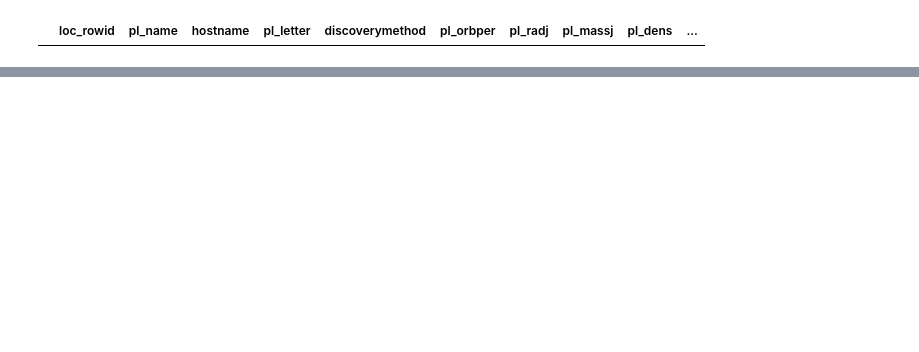
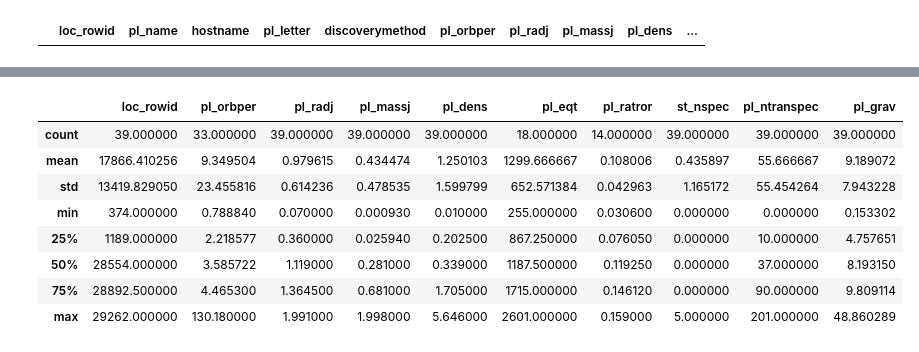
Before and after one commit to icweaver/HST_WFC3_UVIS_G280_sim, a Jupyter notebook: estimate_precision.ipynb, the cells around one changed output, grey strips where cells are left out. Drawn from its saved outputs; the diff is of its cells as text; code cells hidden in the pictures; blank space fills up the shorter version.

```diff
--- a/estimate_precision.ipynb
+++ b/estimate_precision.ipynb
@@ -277,5 +346,17 @@ df_hp23 = df[df["pl_name"] == "HAT-P-23 b"]
 df_w43 = df[df["pl_name"] == "WASP-43 b"]
 df_hd = df[df["pl_name"] == "HD 189733 b"]
+# %%
+df.describe()
+# %% [output]
+|  | loc_rowid | pl_orbper | pl_radj | pl_massj | pl_dens | pl_eqt | pl_ratror | st_nspec | pl_ntranspec | pl_grav |
+| count | 39.000000 | 33.000000 | 39.000000 | 39.000000 | 39.000000 | 18.000000 | 14.000000 | 39.000000 | 39.000000 | 39.000000 |
+| mean | 17866.410256 | 9.349504 | 0.979615 | 0.434474 | 1.250103 | 1299.666667 | 0.108006 | 0.435897 | 55.666667 | 9.189072 |
+| std | 13419.829050 | 23.455816 | 0.614236 | 0.478535 | 1.599799 | 652.571384 | 0.042963 | 1.165172 | 55.454264 | 7.943228 |
+| min | 374.000000 | 0.788840 | 0.070000 | 0.000930 | 0.010000 | 255.000000 | 0.030600 | 0.000000 | 0.000000 | 0.153302 |
+| 25% | 1189.000000 | 2.218577 | 0.360000 | 0.025940 | 0.202500 | 867.250000 | 0.076050 | 0.000000 | 10.000000 | 4.757651 |
+| 50% | 28554.000000 | 3.585722 | 1.119000 | 0.281000 | 0.339000 | 1187.500000 | 0.119250 | 0.000000 | 37.000000 | 8.193150 |
+| 75% | 28892.500000 | 4.465300 | 1.364500 | 0.681000 | 1.705000 | 1715.000000 | 0.146120 | 0.000000 | 90.000000 | 9.809114 |
+| max | 29262.000000 | 130.180000 | 1.991000 | 1.998000 | 5.646000 | 2601.000000 | 0.159000 | 5.000000 | 201.000000 | 48.860289 |
 # %%
 fig, ax = plt.subplots(figsize=FIG_WIDE)
 
```
Also changed, not shown: parts of 7 cells of this notebook, 1 other file.
